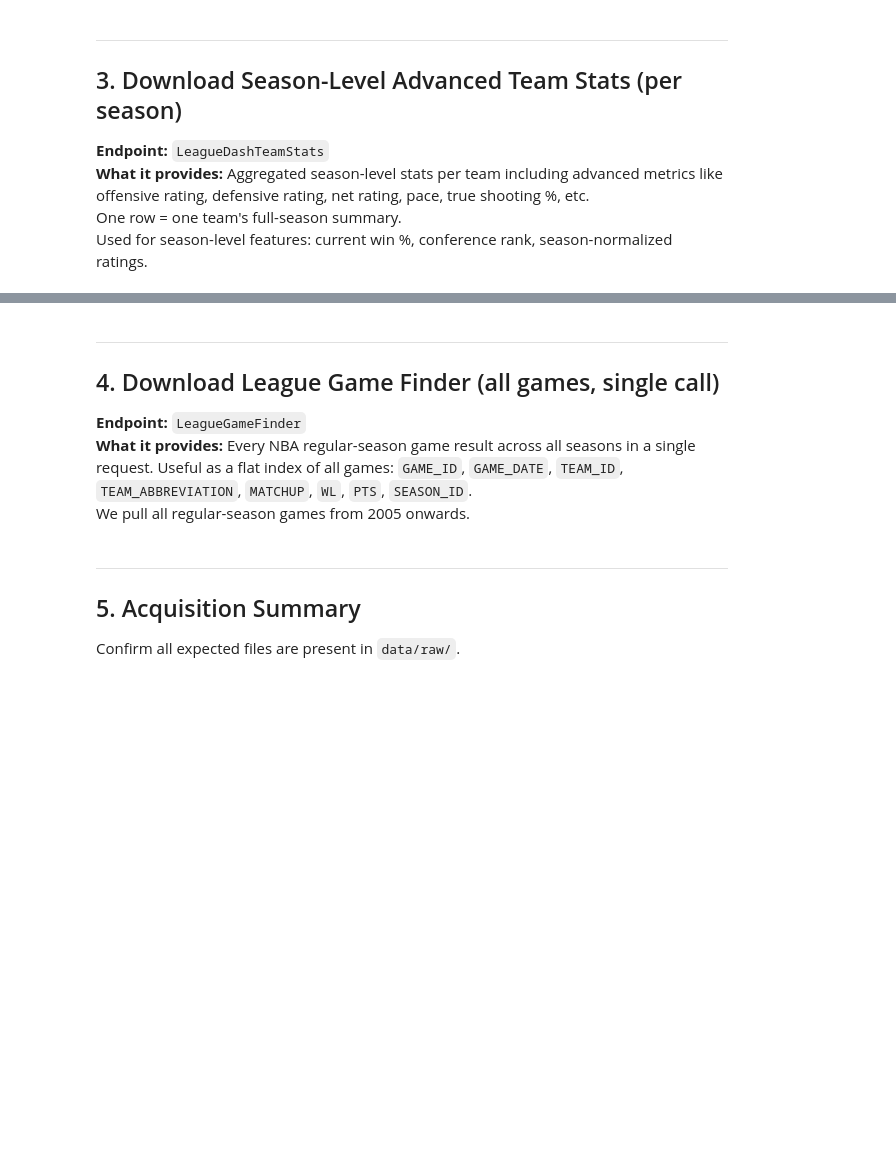
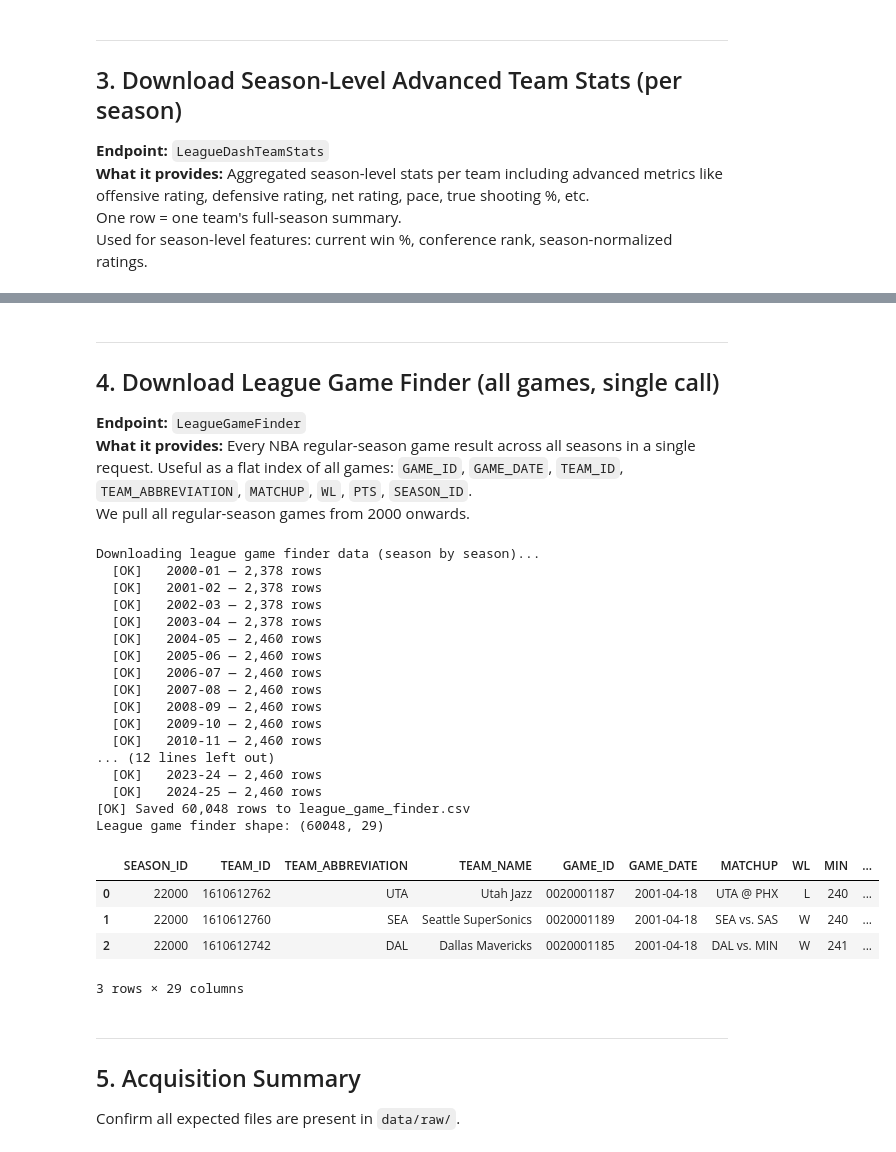
Before and after one commit to MichelFaloughi/cis5450-project, a Jupyter notebook: 01_data_acquisition.ipynb, the cells around one changed output, grey strips where cells are left out. Cells and saved outputs as stored; diff of their text form; code cells hidden in the pictures; blank space fills up the shorter version.

Commit message:
updated data for 25 seasons

```diff
--- a/01_data_acquisition.ipynb
+++ b/01_data_acquisition.ipynb
@@ -43,11 +43,11 @@ print(f'Game logs directory : {GAME_LOGS_DIR}')
 print(f'Team stats directory: {TEAM_STATS_DIR}')
 
 # ── Season list ────────────────────────────────────────────────────────────
-# NBA API season format: '2005-06', '2006-07', ..., '2024-25'
+# NBA API season format: '2000-01', '2001-02', ..., '2024-25'
 def make_season_id(start_year: int) -> str:
     return f'{start_year}-{str(start_year + 1)[-2:]}'
 
-SEASONS = [make_season_id(y) for y in range(2005, 2025)]   # 2005-06 through 2024-25
+SEASONS = [make_season_id(y) for y in range(2000, 2025)]   # 2000-01 through 2024-25
 print(f'\nSeasons to collect ({len(SEASONS)}): {SEASONS[0]} → {SEASONS[-1]}')
 
 # ── Rate-limiting helper ────────────────────────────────────────────────────
@@ -135,19 +172,26 @@ for season in SEASONS:
         skipped_seasons_ts.append(season)
         continue
 
-    try:
-        stats = LeagueDashTeamStats(
-            season=season,
-            season_type_all_star='Regular Season',
-            measure_type_detailed_defense='Advanced',   # Advanced = OffRtg, DefRtg, NetRtg, Pace, TS%
-        )
-        df = stats.get_data_frames()[0]
-        df['SEASON'] = season
-        df.to_csv(out_path, index=False)
-        print(f'  [OK]   {season} — {len(df):,} teams saved to {out_path.name}')
-        all_team_stats.append(df)
-    except Exception as e:
-        print(f'  [ERR]  {season} — {e}')
+    retries = 3
+    for attempt in range(retries):
+        try:
+            stats = LeagueDashTeamStats(
+                season=season,
+                season_type_all_star='Regular Season',
+                measure_type_detailed_defense='Advanced',   # Advanced = OffRtg, DefRtg, NetRtg, Pace, TS%
+            )
+            df = stats.get_data_frames()[0]
+            df['SEASON'] = season
+            df.to_csv(out_path, index=False)
+            print(f'  [OK]   {season} — {len(df):,} teams saved to {out_path.name}')
+            all_team_stats.append(df)
+            break
+        except Exception as e:
+            if attempt < retries - 1:
+                print(f'  [RETRY] {season} attempt {attempt + 1} failed: {e}')
+                time.sleep(5)
+            else:
+                print(f'  [ERR]  {season} — {e}')
 
     time.sleep(SLEEP_BETWEEN_REQUESTS)
 
@@ -169,7 +239,7 @@ team_stats_all.head(3)
 **What it provides:** Every NBA regular-season game result across all seasons in a single request.
 Useful as a flat index of all games: `GAME_ID`, `GAME_DATE`, `TEAM_ID`, `TEAM_ABBREVIATION`,
 `MATCHUP`, `WL`, `PTS`, `SEASON_ID`.
-We pull all regular-season games from 2005 onwards.
+We pull all regular-season games from 2000 onwards.
 # %%
 from nba_api.stats.endpoints import LeagueGameFinder
 
@@ -186,35 +256,58 @@ else:
         retries = 3
         for attempt in range(retries):
             try:
                 lgf = LeagueGameFinder(
                     season_nullable=season,
                     season_type_nullable='Regular Season',
                     league_id_nullable='00',   # '00' = NBA
                 )
                 df = lgf.get_data_frames()[0]
                 lgf_frames.append(df)
                 print(f'  [OK]   {season} — {len(df):,} rows')
                 break
             except Exception as e:
                 if attempt < retries - 1:
                     print(f'  [RETRY] {season} attempt {attempt + 1} failed: {e}')
                     time.sleep(5)
                 else:
                     print(f'  [ERR]  {season} — {e}')
 
         time.sleep(SLEEP_BETWEEN_REQUESTS)
 
     lgf_df = pd.concat(lgf_frames, ignore_index=True)
 
-    # SEASON_ID format from this endpoint: '22005', '22006', ..., '22024' (prefix '2' = regular season)
+    # SEASON_ID format from this endpoint: '22000', '22001', ..., '22024' (prefix '2' = regular season)
     lgf_df['SEASON_YEAR'] = lgf_df['SEASON_ID'].astype(str).str[1:].astype(int)
-    lgf_df = lgf_df[lgf_df['SEASON_YEAR'] >= 2005].copy()
+    lgf_df = lgf_df[lgf_df['SEASON_YEAR'] >= 2000].copy()
 
     lgf_df.to_csv(lgf_path, index=False)
     print(f'[OK] Saved {len(lgf_df):,} rows to {lgf_path.name}')
 
 print(f'League game finder shape: {lgf_df.shape}')
 lgf_df.head(3)
+# %% [output]
+Downloading league game finder data (season by season)...
+  [OK]   2000-01 — 2,378 rows
+  [OK]   2001-02 — 2,378 rows
+  [OK]   2002-03 — 2,378 rows
+  [OK]   2003-04 — 2,378 rows
+  [OK]   2004-05 — 2,460 rows
+  [OK]   2005-06 — 2,460 rows
+  [OK]   2006-07 — 2,460 rows
+  [OK]   2007-08 — 2,460 rows
+  [OK]   2008-09 — 2,460 rows
+  [OK]   2009-10 — 2,460 rows
+  [OK]   2010-11 — 2,460 rows
+... (12 lines left out)
+  [OK]   2023-24 — 2,460 rows
+  [OK]   2024-25 — 2,460 rows
+[OK] Saved 60,048 rows to league_game_finder.csv
+League game finder shape: (60048, 29)
+|  | SEASON_ID | TEAM_ID | TEAM_ABBREVIATION | TEAM_NAME | GAME_ID | GAME_DATE | MATCHUP | WL | MIN | ... |
+| 0 | 22000 | 1610612762 | UTA | Utah Jazz | 0020001187 | 2001-04-18 | UTA @ PHX | L | 240 | ... |
+| 1 | 22000 | 1610612760 | SEA | Seattle SuperSonics | 0020001189 | 2001-04-18 | SEA vs. SAS | W | 240 | ... |
+| 2 | 22000 | 1610612742 | DAL | Dallas Mavericks | 0020001185 | 2001-04-18 | DAL vs. MIN | W | 241 | ... |
+3 rows × 29 columns
 # %% [markdown]
 ---
 ## 5. Acquisition Summary
```
Also changed, not shown: parts of 8 cells of this notebook, 13 other files.
